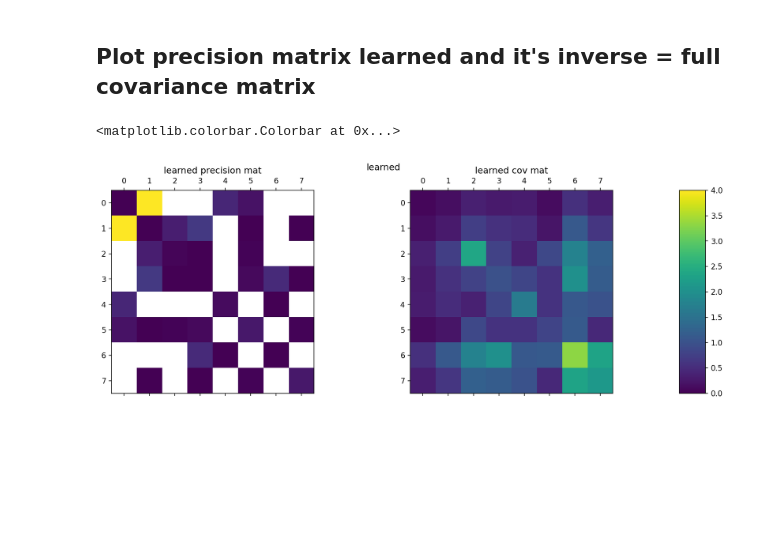
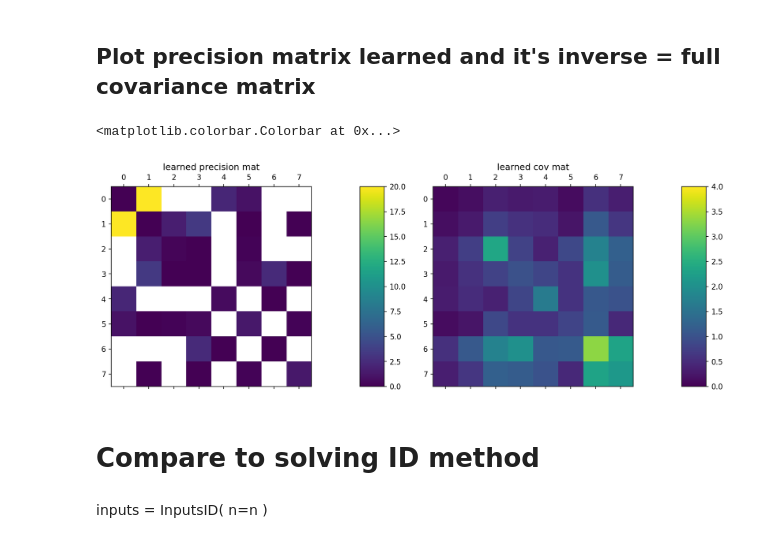
Before and after one commit to smrfeld/tf-constrained-gauss, a Jupyter notebook: examples/example_n8.ipynb, the cells around one changed output. Drawn from its saved outputs; the diff is of its cells as text; code cells hidden in the pictures; blank space fills up the shorter version.

```diff
--- a/examples/example_n8.ipynb
+++ b/examples/example_n8.ipynb
@@ -135,28 +140,32 @@ plt.colorbar(z3plot,cax=ax4)
 # %%
 init_cov_mat_reconstructed = convert_mat_non_zero_to_mat(
     n=n,
     non_zero_idx_pairs=non_zero_idx_pairs,
     mat_non_zero=results.init_cov_mat_reconstructed_non_zero
 )
 
-low=0
-high=4
-
 clear_cmap = ListedColormap(['white', 'none'])
 
-gridspec = {'width_ratios': [1, 1, 0.1]}
-fig, (ax1, ax2, ax3) = plt.subplots(1, 3, gridspec_kw=gridspec, dpi=150)
+gridspec = {'width_ratios': [1, 0.1, 1, 0.1]}
+fig, (ax1, ax2, ax3, ax4) = plt.subplots(1, 4, gridspec_kw=gridspec, dpi=150)
 fig.set_size_inches(15,5)
-fig.suptitle("learned")
 
-ax1.matshow(results.learned_prec_mat,vmin=0,vmax=20)
+z1plot = ax1.matshow(results.learned_prec_mat,vmin=0,vmax=20)
 ax1.imshow(prec_mat_structure,cmap=clear_cmap)
 ax1.set_title('learned precision mat')
 
-z2plot = ax2.matshow(results.learned_cov_mat,vmin=low,vmax=high)
-ax2.set_title('learned cov mat')
+plt.colorbar(z1plot,cax=ax2)
 
-plt.colorbar(z2plot,cax=ax3)
+z3plot = ax3.matshow(results.learned_cov_mat,vmin=0,vmax=4)
+ax3.set_title('learned cov mat')
+
+plt.colorbar(z3plot,cax=ax4)
 # %% [output]
 <matplotlib.colorbar.Colorbar at 0x...>
-[figure, old version]
+[figure, new version]
+# %% [markdown]
+# Compare to solving ID method
+# %% [markdown]
+inputs = InputsID(
+    n=n
+)
```
Also changed, not shown: parts of 5 cells of this notebook, 3 other files.
